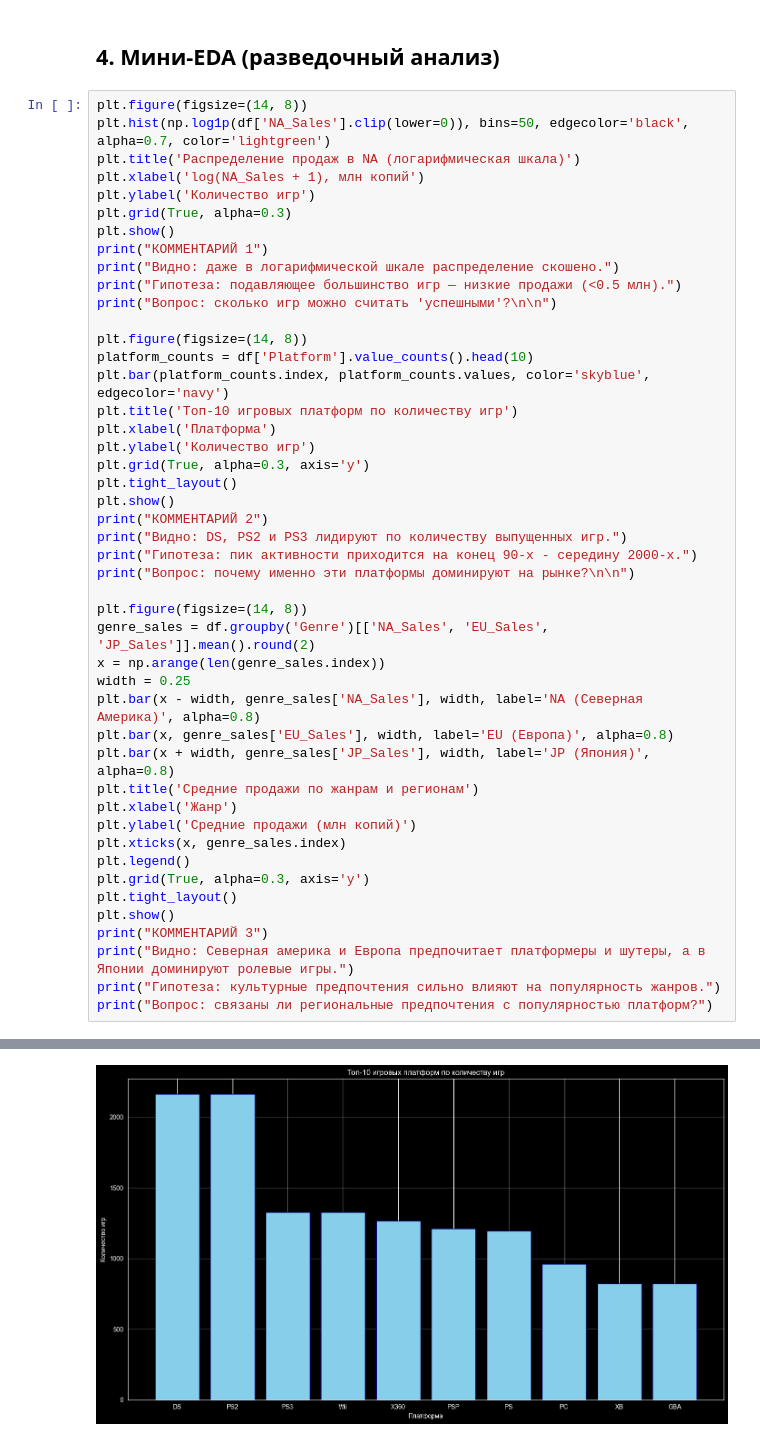
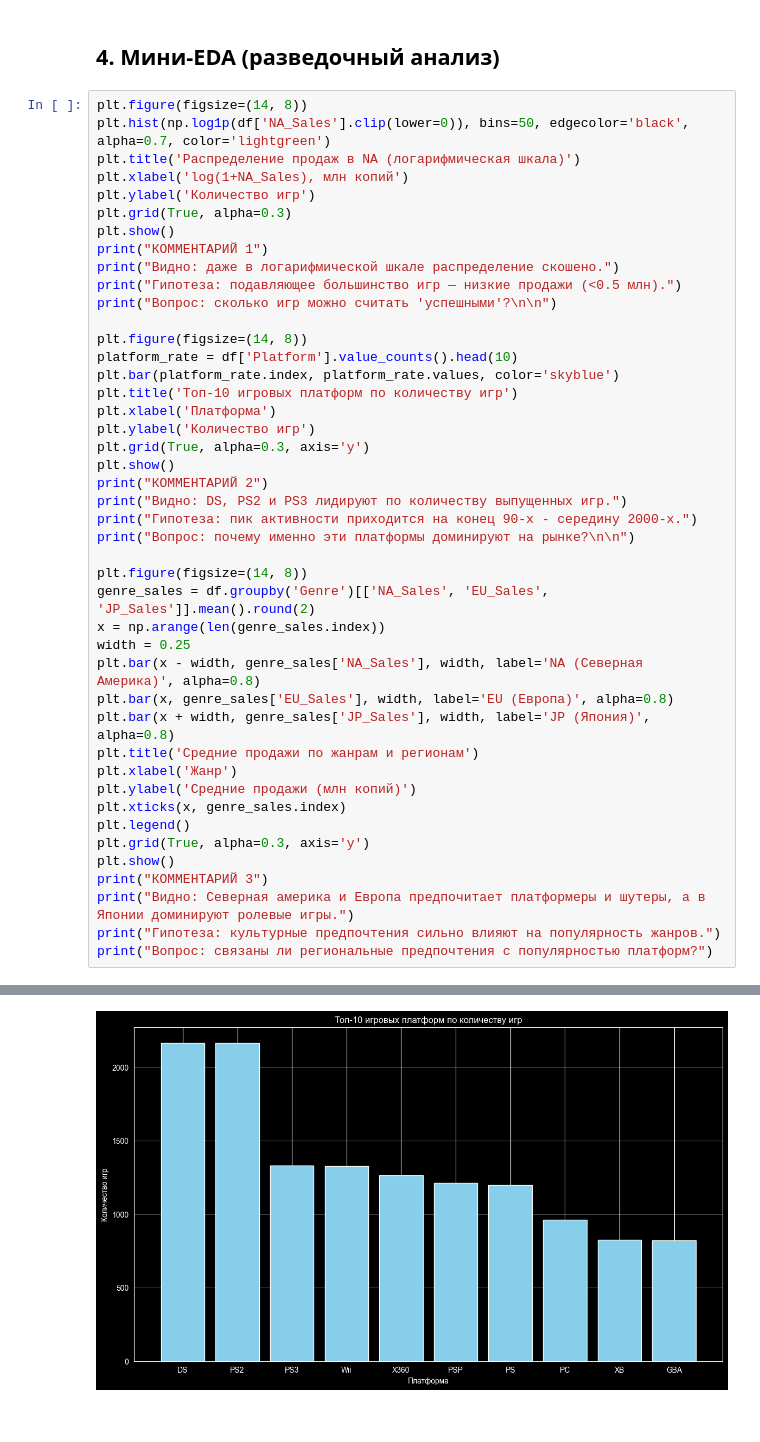
Before and after one commit to MlgEgor3/IAD_LR1, a Jupyter notebook: notebooks/01_data_understanding.ipynb, the cells around one changed output, grey strips where cells are left out. Cells and saved outputs as stored; diff of their text form.

```diff
--- a/notebooks/01_data_understanding.ipynb
+++ b/notebooks/01_data_understanding.ipynb
@@ -230,7 +251,7 @@ IQR: 0.41
 plt.figure(figsize=(14, 8))
 plt.hist(np.log1p(df['NA_Sales'].clip(lower=0)), bins=50, edgecolor='black', alpha=0.7, color='lightgreen')
 plt.title('Распределение продаж в NA (логарифмическая шкала)')
-plt.xlabel('log(NA_Sales + 1), млн копий')
+plt.xlabel('log(1+NA_Sales), млн копий')
 plt.ylabel('Количество игр')
 plt.grid(True, alpha=0.3)
 plt.show()
@@ -240,45 +261,43 @@ print("Гипотеза: подавляющее большинство игр
 print("Вопрос: сколько игр можно считать 'успешными'?\n\n")
 
 plt.figure(figsize=(14, 8))
-platform_counts = df['Platform'].value_counts().head(10)
-plt.bar(platform_counts.index, platform_counts.values, color='skyblue', edgecolor='navy')
+platform_rate = df['Platform'].value_counts().head(10)
+plt.bar(platform_rate.index, platform_rate.values, color='skyblue')
 plt.title('Топ-10 игровых платформ по количеству игр')
 plt.xlabel('Платформа')
 plt.ylabel('Количество игр')
 plt.grid(True, alpha=0.3, axis='y')
-plt.tight_layout()
 plt.show()
 print("КОММЕНТАРИЙ 2")
 print("Видно: DS, PS2 и PS3 лидируют по количеству выпущенных игр.")
 print("Гипотеза: пик активности приходится на конец 90-х - середину 2000-х.")
 print("Вопрос: почему именно эти платформы доминируют на рынке?\n\n")
 
 plt.figure(figsize=(14, 8))
 genre_sales = df.groupby('Genre')[['NA_Sales', 'EU_Sales', 'JP_Sales']].mean().round(2)
 x = np.arange(len(genre_sales.index))
 width = 0.25
 plt.bar(x - width, genre_sales['NA_Sales'], width, label='NA (Северная Америка)', alpha=0.8)
 plt.bar(x, genre_sales['EU_Sales'], width, label='EU (Европа)', alpha=0.8)
 plt.bar(x + width, genre_sales['JP_Sales'], width, label='JP (Япония)', alpha=0.8)
 plt.title('Средние продажи по жанрам и регионам')
 plt.xlabel('Жанр')
 plt.ylabel('Средние продажи (млн копий)')
 plt.xticks(x, genre_sales.index)
 plt.legend()
 plt.grid(True, alpha=0.3, axis='y')
-plt.tight_layout()
 plt.show()
 print("КОММЕНТАРИЙ 3")
 print("Видно: Северная америка и Европа предпочитает платформеры и шутеры, а в Японии доминируют ролевые игры.")
 print("Гипотеза: культурные предпочтения сильно влияют на популярность жанров.")
 print("Вопрос: связаны ли региональные предпочтения с популярностью платформ?")
 # %% [output]
 [figure]
 КОММЕНТАРИЙ 1
 Видно: даже в логарифмической шкале распределение скошено.
 Гипотеза: подавляющее большинство игр — низкие продажи (<0.5 млн).
 Вопрос: сколько игр можно считать 'успешными'?
-[figure, old version]
+[figure, new version]
 КОММЕНТАРИЙ 2
 Видно: DS, PS2 и PS3 лидируют по количеству выпущенных игр.
 Гипотеза: пик активности приходится на конец 90-х - середину 2000-х.
```
Also changed, not shown: parts of 5 cells of this notebook.
